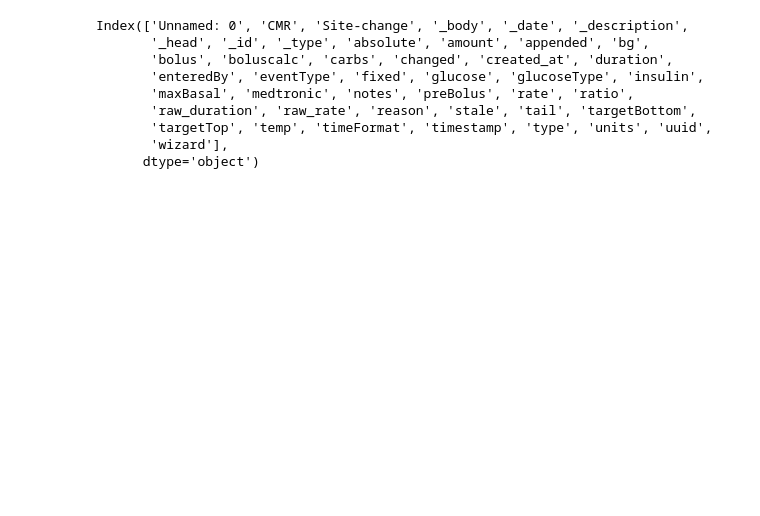
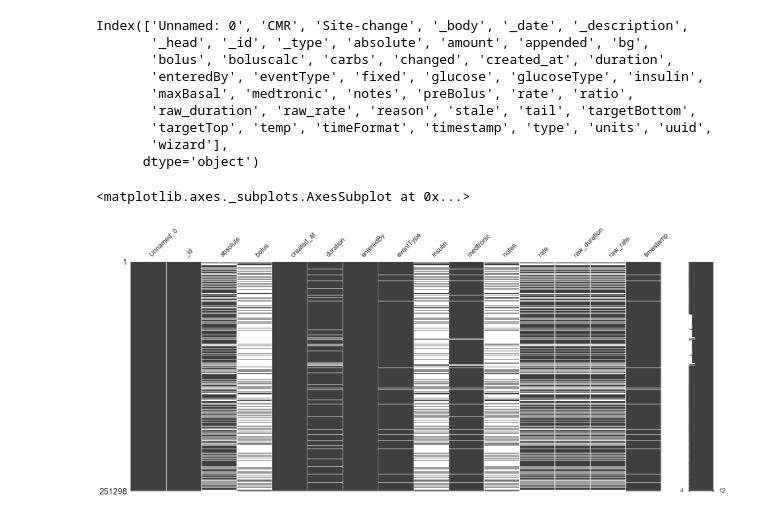
Before and after one commit to Fernandohf/GlucoNet, a Jupyter notebook: Treatments_analysis.ipynb, the cells around one changed output. Saved outputs shown, nothing was run; the diff lists cells and outputs as text; code cells hidden in the pictures; blank space fills up the shorter version.

```diff
--- a/Treatments_analysis.ipynb
+++ b/Treatments_analysis.ipynb
@@ -31,3 +45,10 @@ Index(['Unnamed: 0', 'CMR', 'Site-change', '_body', '_date', '_description',
        'targetTop', 'temp', 'timeFormat', 'timestamp', 'type', 'units', 'uuid',
        'wizard'],
       dtype='object')
+# %%
+# missing data
+treatments = treatments.dropna(how='any', axis=1, thresh=10000)
+msno.matrix(check)
+# %% [output]
+<matplotlib.axes._subplots.AxesSubplot at 0x...>
+[figure, added]
```
Also changed, not shown: parts of 5 cells of this notebook.
